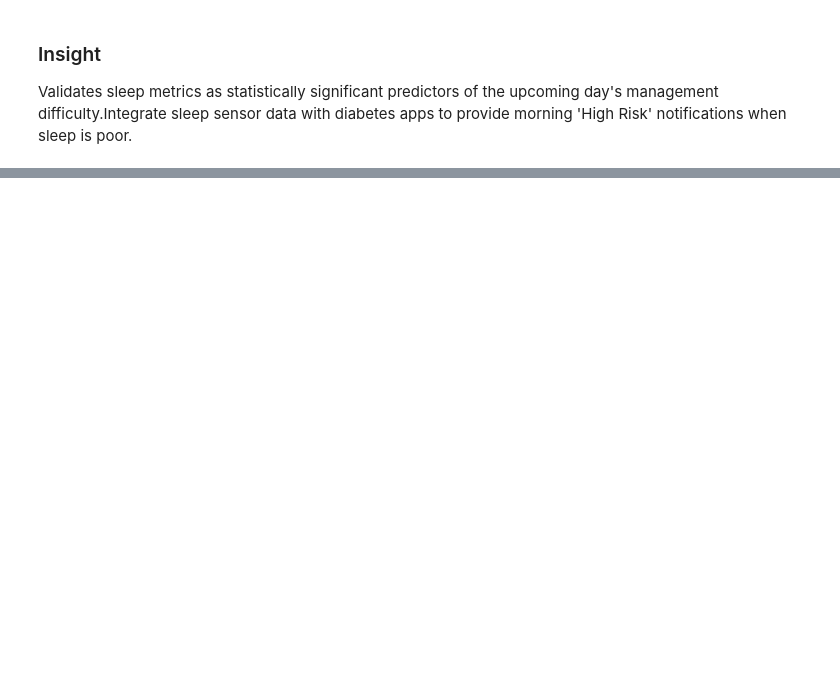
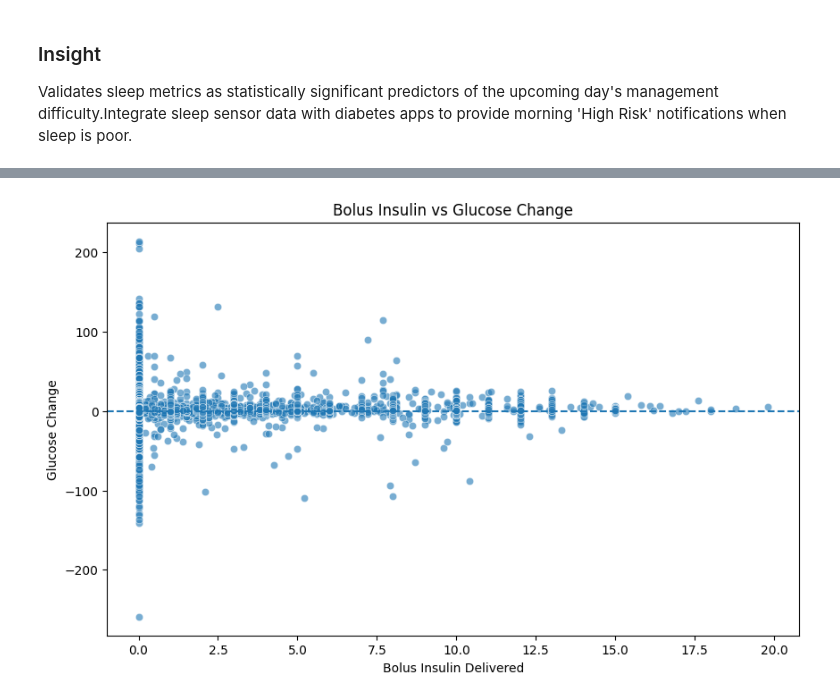
Before and after one commit to dev-ssr/team9_PyCoders_PythonHackathon_MAY2026, a Jupyter notebook: Team9_PyCoders_Category3.PrescriptiveAnalysis.ipynb, the cells around one changed output, grey strips where cells are left out. Saved outputs shown, nothing was run; the diff lists cells and outputs as text; code cells hidden in the pictures; blank space fills up the shorter version.

```diff
--- a/Team9_PyCoders_Category3.PrescriptiveAnalysis.ipynb
+++ b/Team9_PyCoders_Category3.PrescriptiveAnalysis.ipynb
@@ -1042,0 +1055,29 @@ Validates sleep metrics as statistically significant predictors of the upcoming
+# %%
+# Sort data
+df = df.sort_values(['Patient_ID', 'time'])
+
+# Calculate glucose change within patient
+df['glucose_change'] = (
+    df.groupby('Patient_ID')['glucose']
+      .diff()
+)
+
+# Plot
+plt.figure(figsize=(10,6))
+
+sns.scatterplot(
+    data=df,
+    x='bolus_volume_delivered',
+    y='glucose_change',
+    alpha=0.6
+)
+
+plt.axhline(0, linestyle='--')
+
+plt.title("Bolus Insulin vs Glucose Change")
+plt.xlabel("Bolus Insulin Delivered")
+plt.ylabel("Glucose Change")
+
+plt.show()
+# %% [output]
+[figure, added]
```
Also changed, not shown: parts of 22 cells of this notebook.
